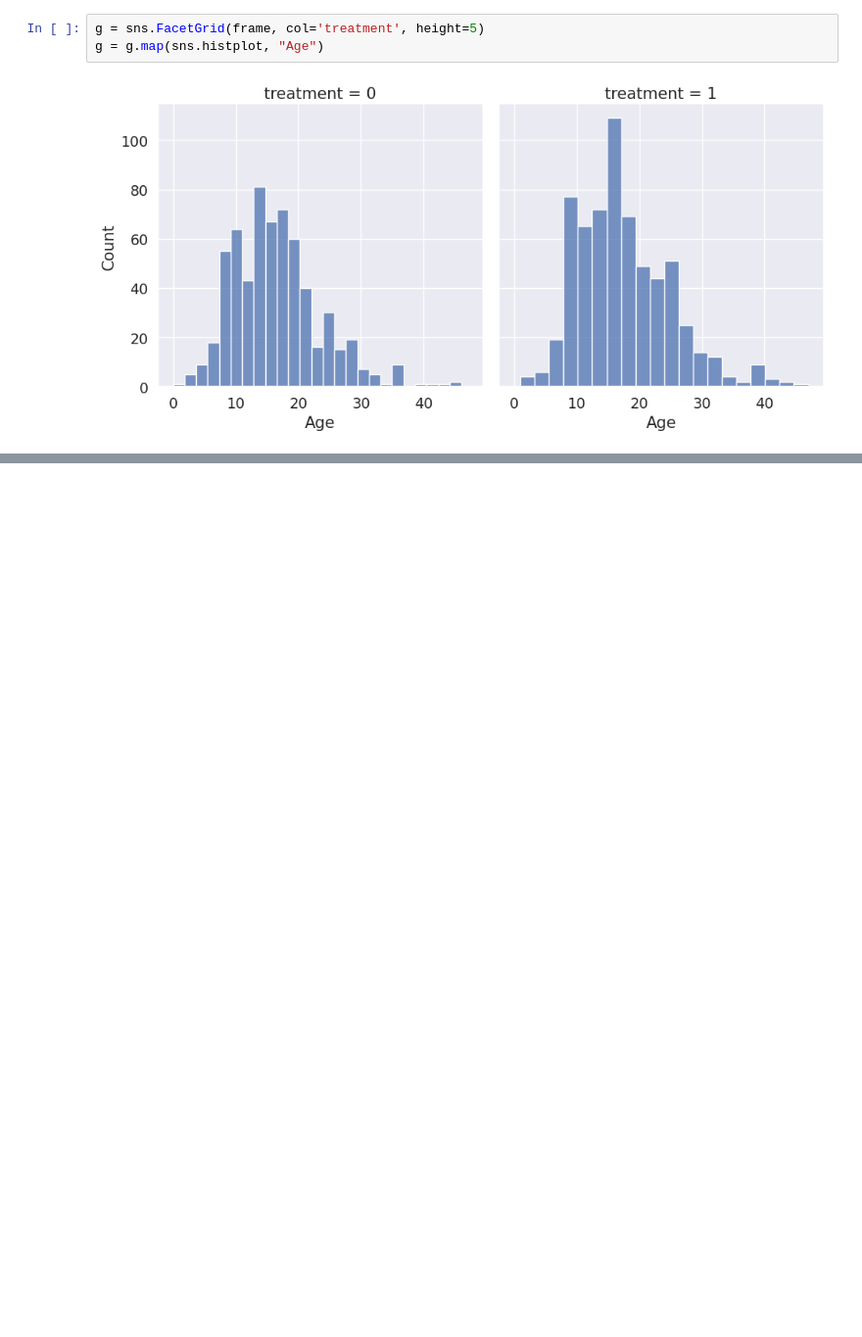
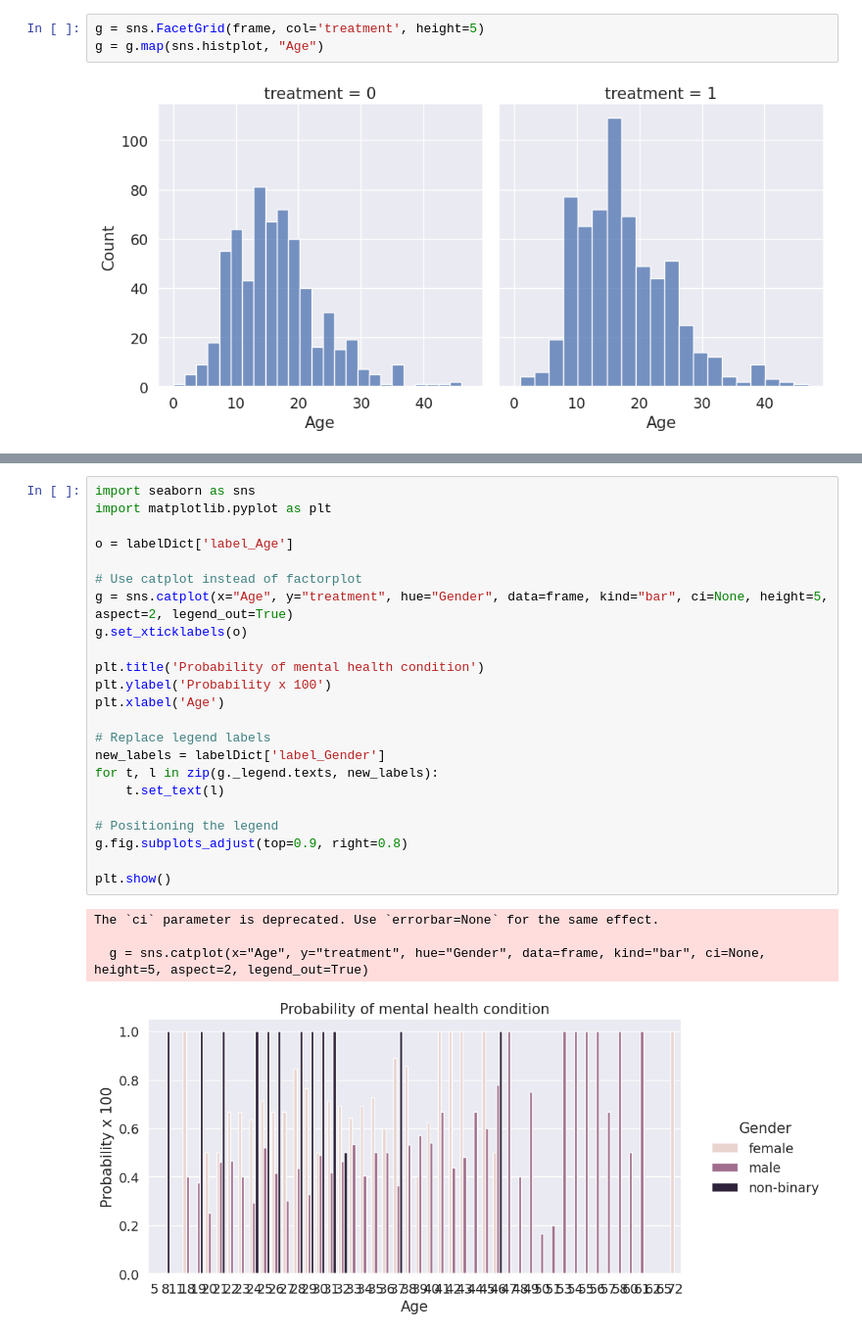
Before and after one commit to sandbox259/Mentally, a Jupyter notebook: Mental.ipynb, the cells around one changed output, grey strips where cells are left out. Shown at 98% size. Drawn from its saved outputs; the diff is of its cells as text; blank space fills up the shorter version.

```diff
--- a/Mental.ipynb
+++ b/Mental.ipynb
@@ -308,0 +316,28 @@ NameError: name 'plt' is not defined
+# %%
+import seaborn as sns
+import matplotlib.pyplot as plt
+
+o = labelDict['label_Age']
+
+# Use catplot instead of factorplot
+g = sns.catplot(x="Age", y="treatment", hue="Gender", data=frame, kind="bar", ci=None, height=5, aspect=2, legend_out=True)
+g.set_xticklabels(o)
+
+plt.title('Probability of mental health condition')
+plt.ylabel('Probability x 100')
+plt.xlabel('Age')
+
+# Replace legend labels
+new_labels = labelDict['label_Gender']
+for t, l in zip(g._legend.texts, new_labels):
+    t.set_text(l)
+
+# Positioning the legend
+g.fig.subplots_adjust(top=0.9, right=0.8)
+
+plt.show()
+# %% [output]
+The `ci` parameter is deprecated. Use `errorbar=None` for the same effect.
+
+  g = sns.catplot(x="Age", y="treatment", hue="Gender", data=frame, kind="bar", ci=None, height=5, aspect=2, legend_out=True)
+[figure, added]
```
Also changed, not shown: parts of 3 cells of this notebook.
